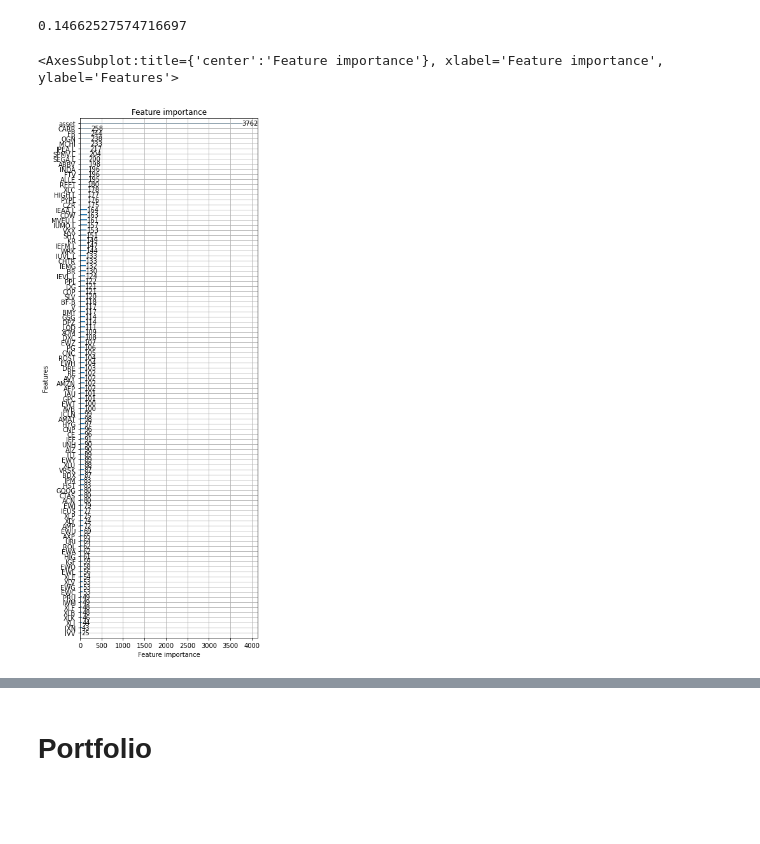
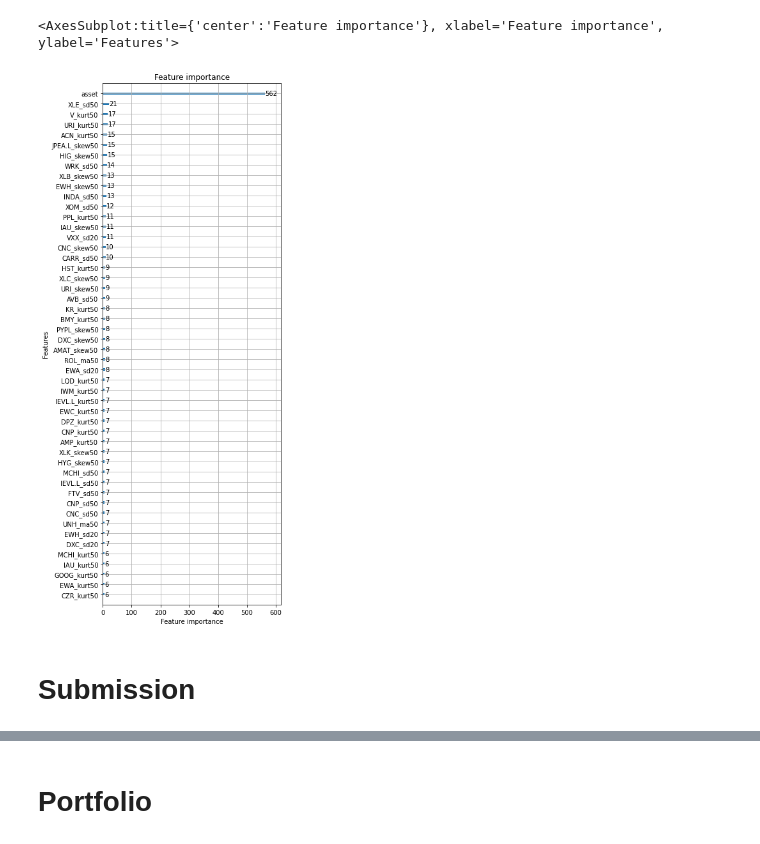
Before and after one commit to chrischia06/M6, a Jupyter notebook: Submission1.ipynb, the cells around one changed output, grey strips where cells are left out. Drawn from its saved outputs; the diff is of its cells as text; code cells hidden in the pictures; blank space fills up the shorter version.

```diff
--- a/Submission1.ipynb
+++ b/Submission1.ipynb
@@ -81,9 +187,0 @@ data = data.set_index(['Date', 'variable'])
-# %%
-import lightgbm as lgb
-params = {"objective":"multiclass",
-          "num_classes":5,
-          "force_row_wise":True}
-
-
-lgb_data = lgb.Dataset(data.drop('value', axis = 1), data['value'])
-booster = lgb.train(params, lgb_data, num_boost_round = 100)
@@ -97,0 +188,28 @@ booster = lgb.train(params, lgb_data, num_boost_round = 100)
+# %%
+params = {"objective":"multiclass",
+          "num_boost_round":300,
+          "metric": ["multi_logloss"], # 'None'
+          "num_classes":5,
+          "first_metric_only": True,
+          "feature_pre_filter": True,
+          "learning_rate":0.01,
+          "num_leaves":16,
+          "bagging_fraction": 0.8,
+          "feature_fraction": 0.8,
+          "force_row_wise":True}
+
+def RPS_metric(preds, eval_data):
+    true = eval_data.get_label()
+    preds = preds.T.reshape((5, -1)).T
+    value =  np.mean((pd.get_dummies(true).cumsum(axis = 1) - np.cumsum(preds.reshape((-1, 5)), axis = 1)) ** 2, axis = 1).mean()
+    return "RPS", value, False
+
+res_dict = {}
+booster = lgb.train(params,
+                    lgb_data,
+                   valid_sets= (val_data, lgb_data),
+                   # feval = RPS_metric,
+                   callbacks=[lgb.record_evaluation(res_dict),
+                              lgb.early_stopping(20)])
+
+lgb.plot_metric(res_dict)
@@ -103,15 +264,11 @@ RPS = np.mean((pd.get_dummies(df['value']).cumsum(axis = 1) - np.cumsum(preds, a
-# %%
-RPS
-# %% [output]
-0.14662527574716697
 # %%
-import matplotlib.pyplot as plt
-preds = booster.predict(df.drop('value', axis = 1))
 fig, ax = plt.subplots(figsize=(5, 15))
-lgb.plot_importance(booster, ax = ax)
+lgb.plot_importance(booster, ax = ax, max_num_features=50)
 # %% [output]
 <AxesSubplot:title={'center':'Feature importance'}, xlabel='Feature importance', ylabel='Features'>
-[figure, old version]
+[figure, new version]
+# %% [markdown]
+# Submission
 # %%
 final = pd.DataFrame()
 for x in assets['symbol'].values:
```
Also changed, not shown: parts of 67 cells of this notebook, 6 other files.
